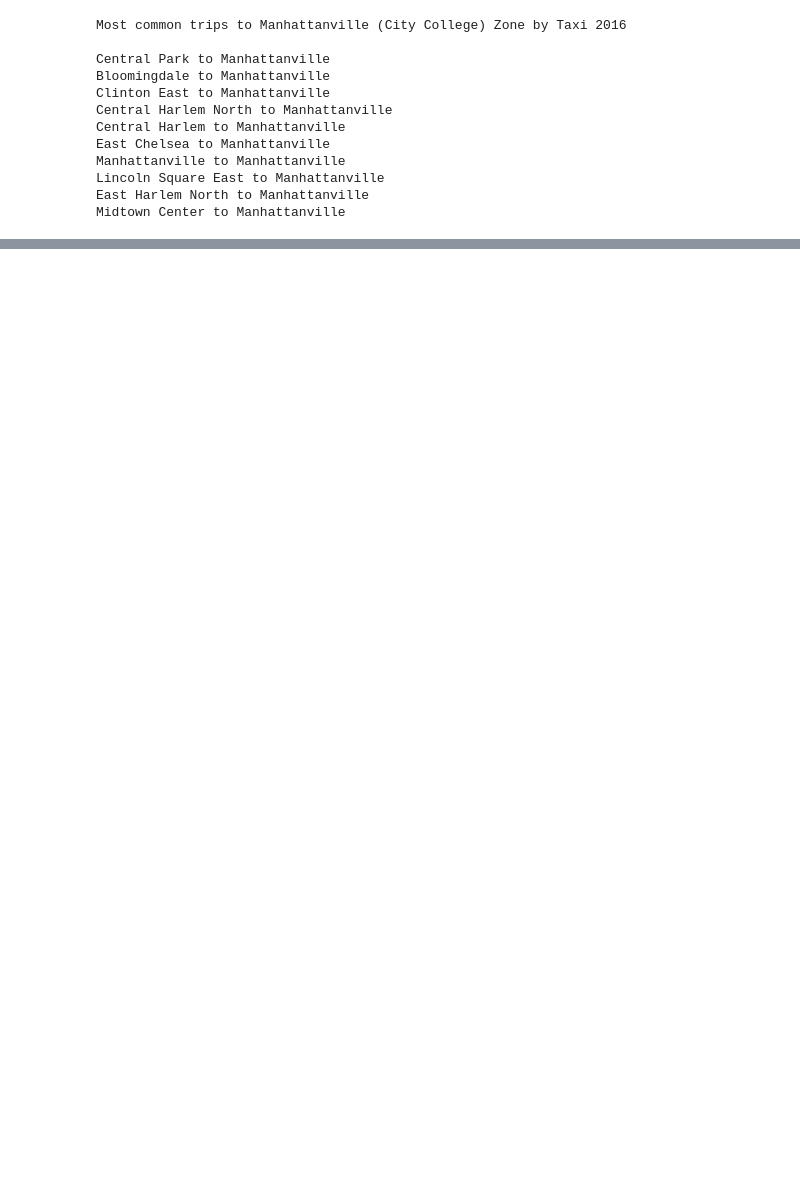
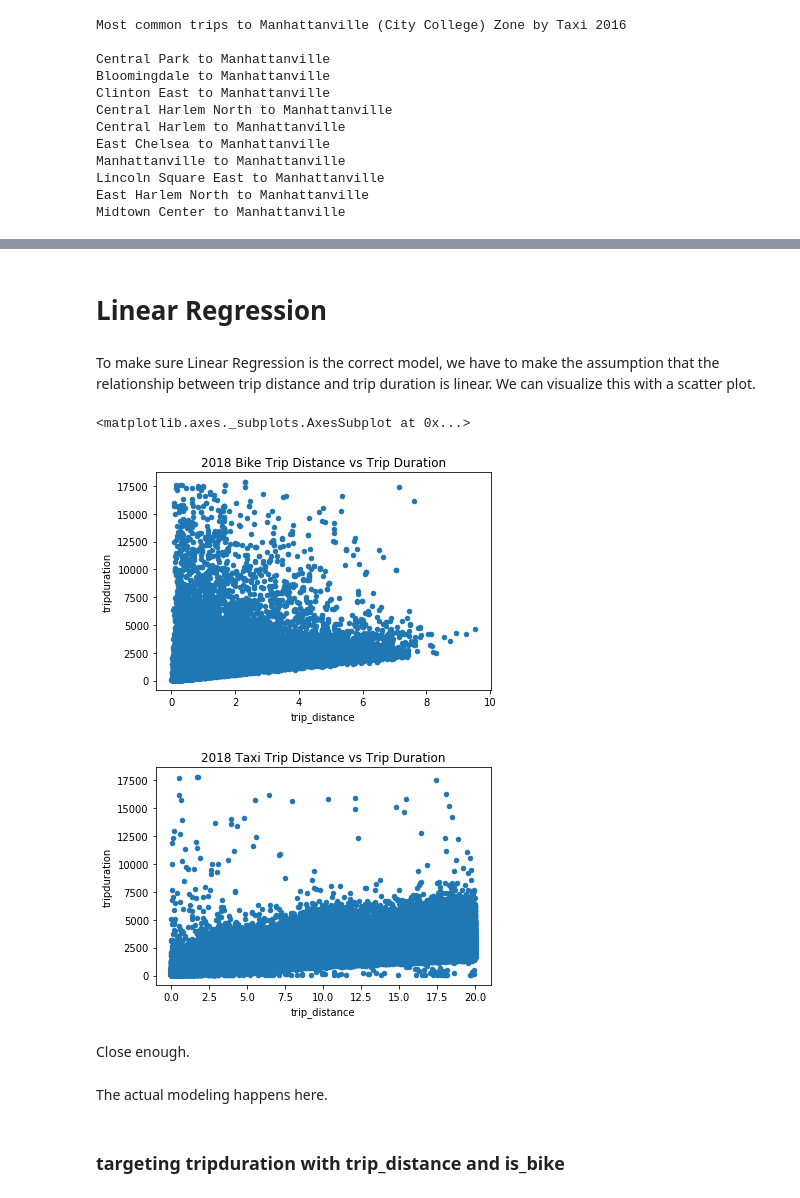
Before and after one commit to dvignoles/nyc-transpo, a Jupyter notebook: nyc_transpo.ipynb, the cells around one changed output, grey strips where cells are left out. Cells and saved outputs as stored; diff of their text form; code cells hidden in the pictures; blank space fills up the shorter version.

```diff
--- a/nyc_transpo.ipynb
+++ b/nyc_transpo.ipynb
@@ -434 +662,14 @@ for df in df_taxi_all:
+# %% [markdown]
+# Linear Regression
+# %% [markdown]
+To make sure Linear Regression is the correct model, we have to make the assumption that the relationship between trip distance and trip duration is linear. We can visualize this with a scatter plot.
+# %%
+df_bike_2018.plot(kind='scatter', x='trip_distance', y='tripduration', title="2018 Bike Trip Distance vs Trip Duration")
+df_taxi_2018.plot(kind='scatter', x='trip_distance', y='tripduration', title='2018 Taxi Trip Distance vs Trip Duration')
+# %% [output]
+<matplotlib.axes._subplots.AxesSubplot at 0x...>
+[figure, added]
+[figure, added]
+# %% [markdown]
+Close enough.
 # %%
@@ -439,6 +680,10 @@ dfs_2015 = pd.concat([df_taxi_2015, df_bike_2015], sort=True)
 dfs_2016 = pd.concat([df_taxi_2016, df_bike_2016], sort=True)
 dfs_2017 = pd.concat([df_taxi_2017, df_bike_2017], sort=True)
 dfs_2018 = pd.concat([df_taxi_2018, df_bike_2018], sort=True)
+# %% [markdown]
+The actual modeling happens here.
+# %% [markdown]
+### targeting tripduration with trip_distance and is_bike
 # %%
 features=['trip_distance', 'is_bike']
 target = 'tripduration'
```
Also changed, not shown: parts of 50 cells of this notebook.
